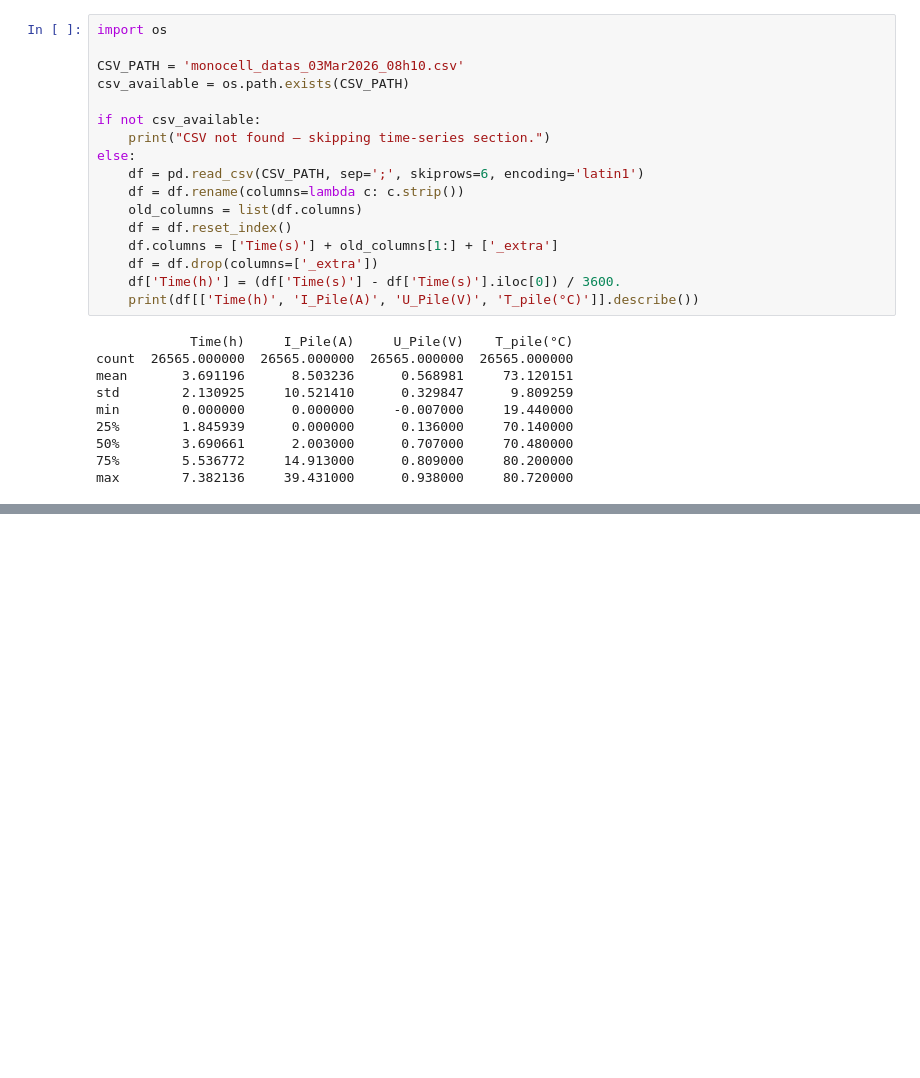
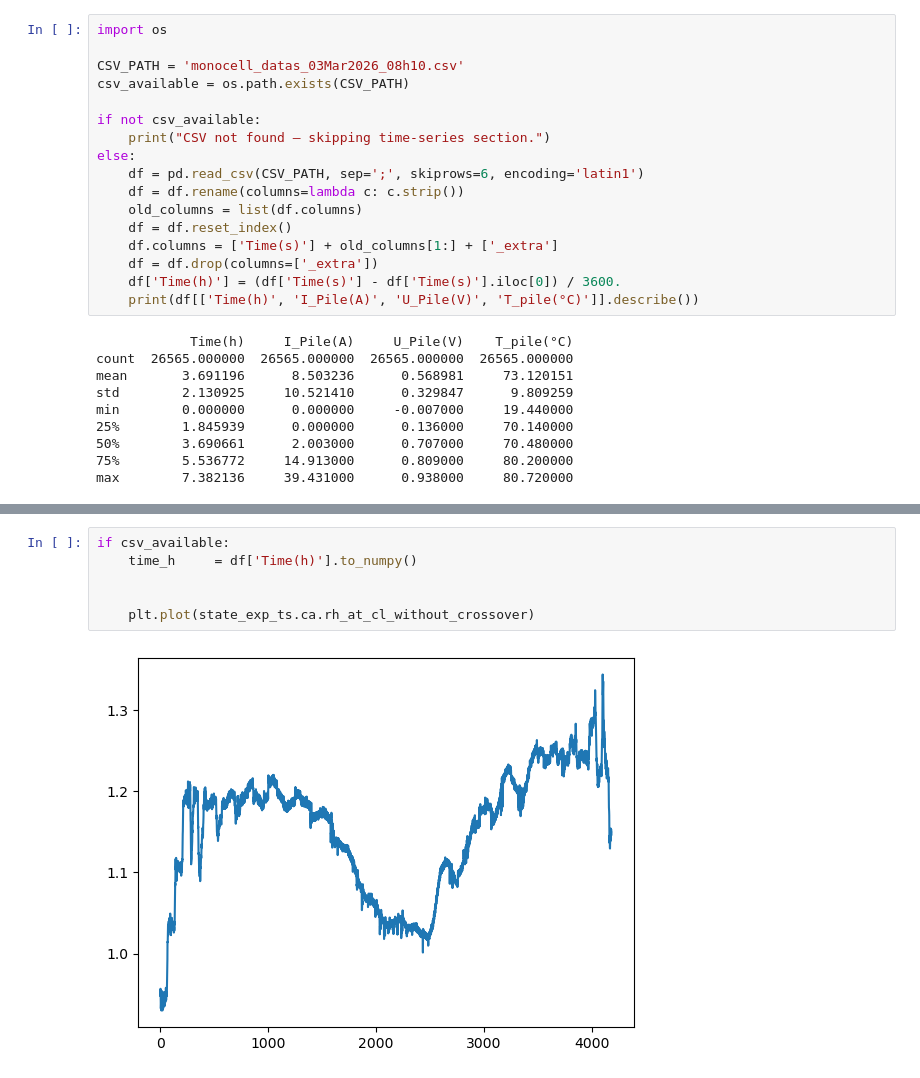
Before and after one commit to affonsop/marapendi, a Jupyter notebook: notebooks/04_implicit_vs_explicit_comparison.ipynb, the cells around one changed output, grey strips where cells are left out. Cells and saved outputs as stored; diff of their text form; blank space fills up the shorter version.

```diff
--- a/notebooks/04_implicit_vs_explicit_comparison.ipynb
+++ b/notebooks/04_implicit_vs_explicit_comparison.ipynb
@@ -447,0 +470,8 @@ if csv_available:
+# %%
+if csv_available:
+    time_h     = df['Time(h)'].to_numpy()
+
+
+    plt.plot(state_exp_ts.ca.rh_at_cl_without_crossover)
+# %% [output]
+[figure, added]
```
Also changed, not shown: parts of 8 cells of this notebook, 4 other files.
